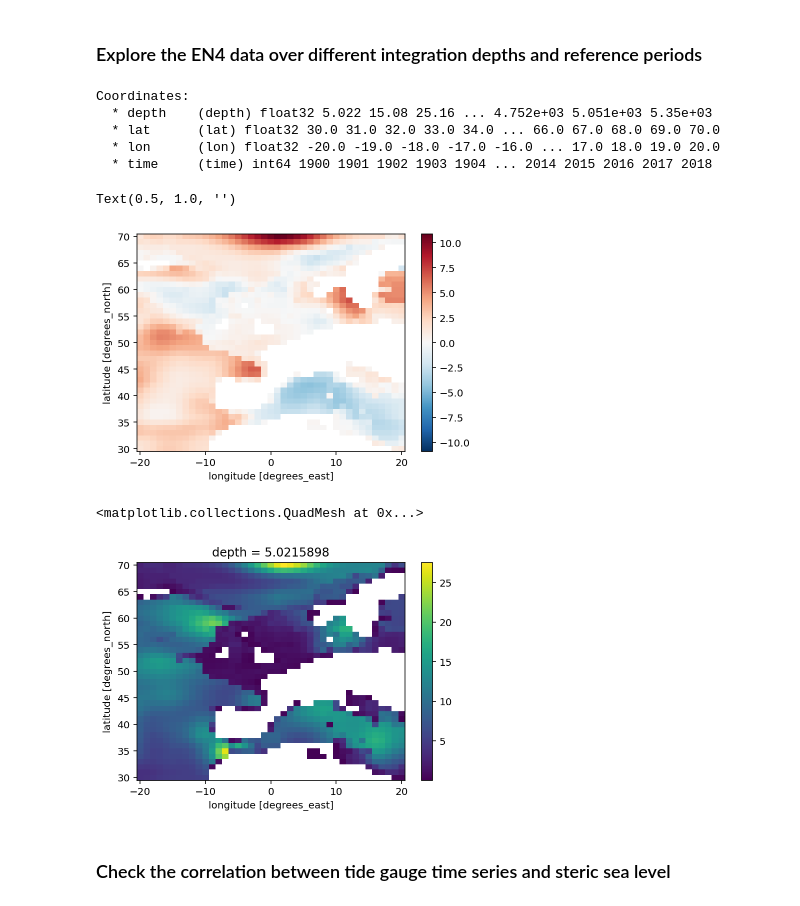
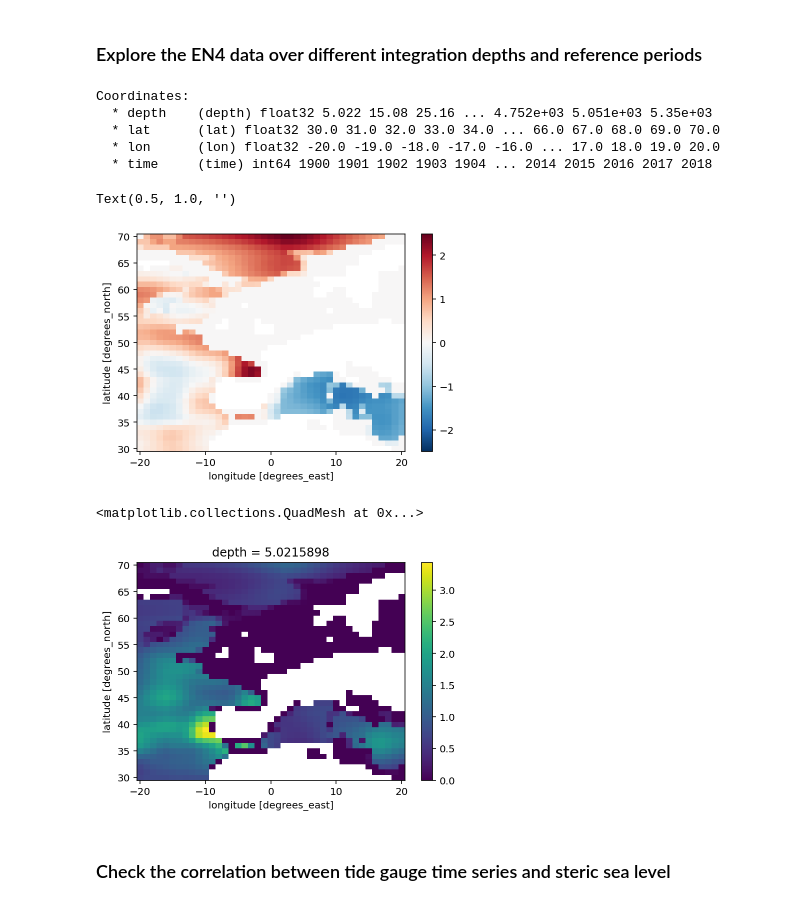
Before and after one commit to Jacobiaan/SLBudget, a Jupyter notebook: notebooks/Steric.ipynb, the cells around one changed output. Saved outputs shown, nothing was run; the diff lists cells and outputs as text; code cells hidden in the pictures.

Commit message:
Update steric notebooks

```diff
--- a/notebooks/Steric.ipynb
+++ b/notebooks/Steric.ipynb
@@ -49,34 +49,34 @@ def pearson_r_3D(ts,slab,anom=True):
 # %%
 DENS = xr.open_dataset(data_EN4 +'density_teos10_en4_1900_2019.nc')
 print(DENS.coords)
 midp = (np.array(DENS.depth[1:])+np.array(DENS.depth[:-1]))/2
 midp = np.insert(midp, 0, np.array([0]))
 midp = np.insert(midp, len(midp), np.array(DENS.depth[-1]) +
                  (np.array(DENS.depth[-1]) - np.array(DENS.depth[-2])))
 thick = midp[1:] - midp[:-1]
 thick = xr.DataArray(thick, coords={'depth': DENS.depth[:]}, dims='depth')
 
 SumDens = DENS.density * thick
 # Steric sea level in cm
-StericSL = (- SumDens.sel(depth=slice(0,2000)).sum(dim='depth')
+StericSL = (- SumDens.sel(depth=slice(1000,2000)).sum(dim='depth')
             / DENS.density[0 ,0 ,: ,:]) * 100
 StericSL = StericSL - StericSL.sel(time=slice(1940,1960)).mean(dim='time')
 StericSL.sel(time=slice(2000,2018)).mean(dim='time').plot()
 plt.title('')
 # %% [output]
 Coordinates:
   * depth    (depth) float32 5.022 15.08 25.16 ... 4.752e+03 5.051e+03 5.35e+03
   * lat      (lat) float32 30.0 31.0 32.0 33.0 34.0 ... 66.0 67.0 68.0 69.0 70.0
   * lon      (lon) float32 -20.0 -19.0 -18.0 -17.0 -16.0 ... 17.0 18.0 19.0 20.0
   * time     (time) int64 1900 1901 1902 1903 1904 ... 2014 2015 2016 2017 2018
 Text(0.5, 1.0, '')
-[figure, old version]
+[figure, new version]
 # %%
 StericSLVar = StericSL.var(dim='time')
 StericSLVar.plot()
 # %% [output]
 <matplotlib.collections.QuadMesh at 0x...>
-[figure, old version]
+[figure, new version]
 # %% [markdown]
 ### Check the correlation between tide gauge time series and steric sea level
 # %%
```
Also changed, not shown: parts of 2 cells of this notebook, 1 other file.
